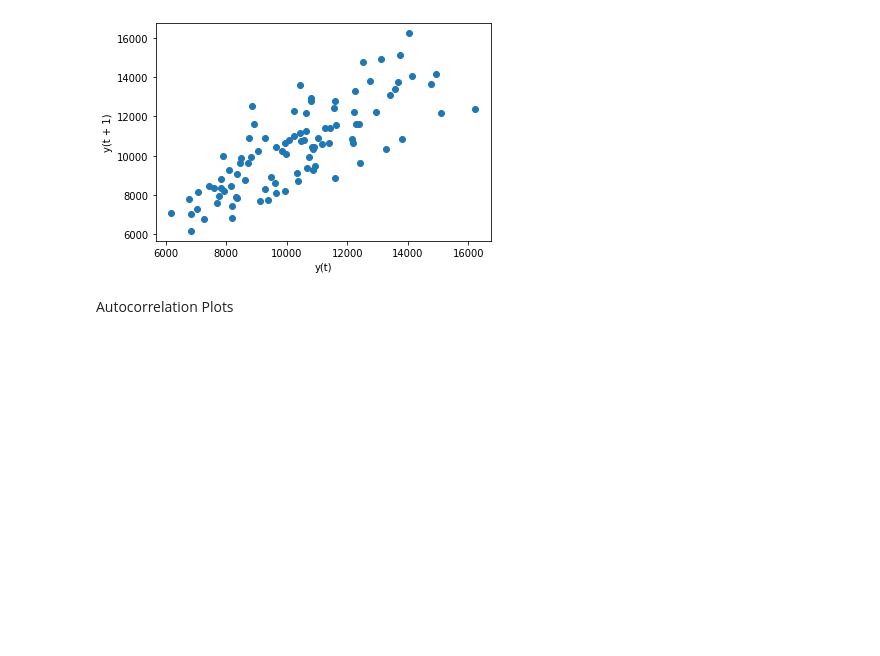
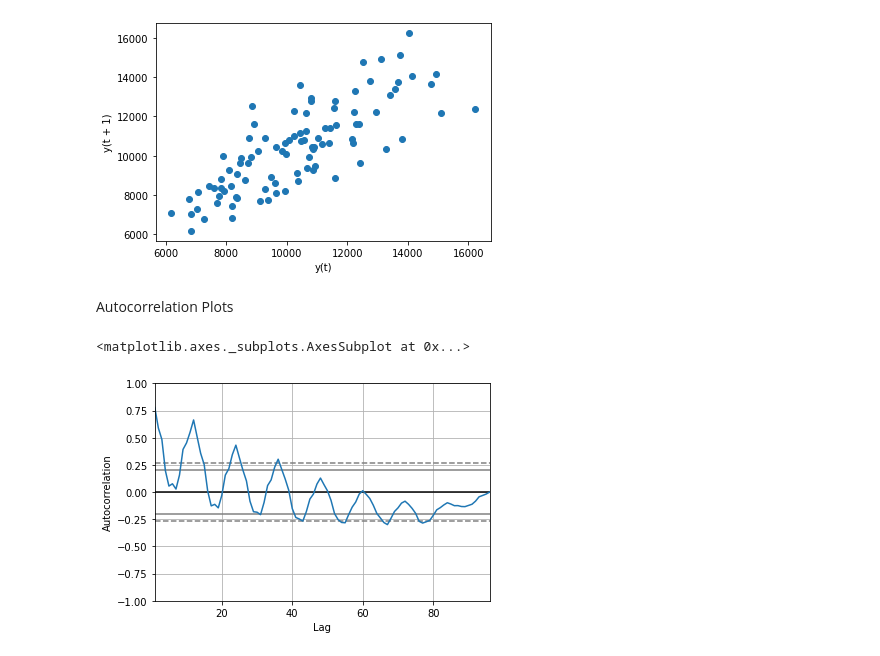
Before and after one commit to anmol0720/Time-Series-Forcasting, a Jupyter notebook: TensorFlow_with_GPU.ipynb, the cells around one changed output. Drawn from its saved outputs; the diff is of its cells as text; code cells hidden in the pictures; blank space fills up the shorter version.

Commit message:
AutoCorrelation Plot

```diff
--- a/TensorFlow_with_GPU.ipynb
+++ b/TensorFlow_with_GPU.ipynb
@@ -298,3 +298,8 @@ Autocorrelation Plots
 # %%
 #To get correlation between lag values
 from pandas.plotting import autocorrelation_plot
+# %%
+autocorrelation_plot(miles_df['MilesMM'])
+# %% [output]
+<matplotlib.axes._subplots.AxesSubplot at 0x...>
+[figure, added]
```
